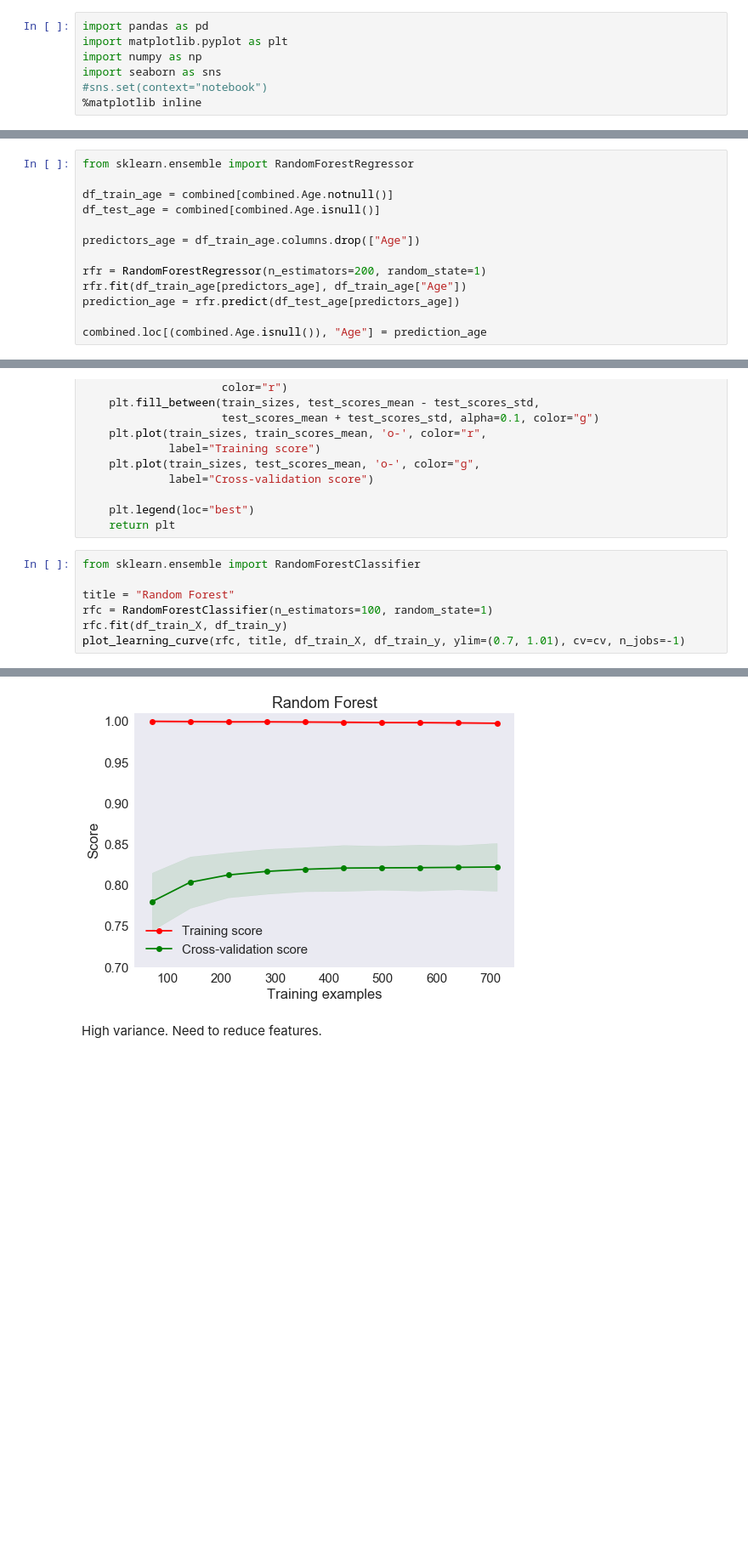
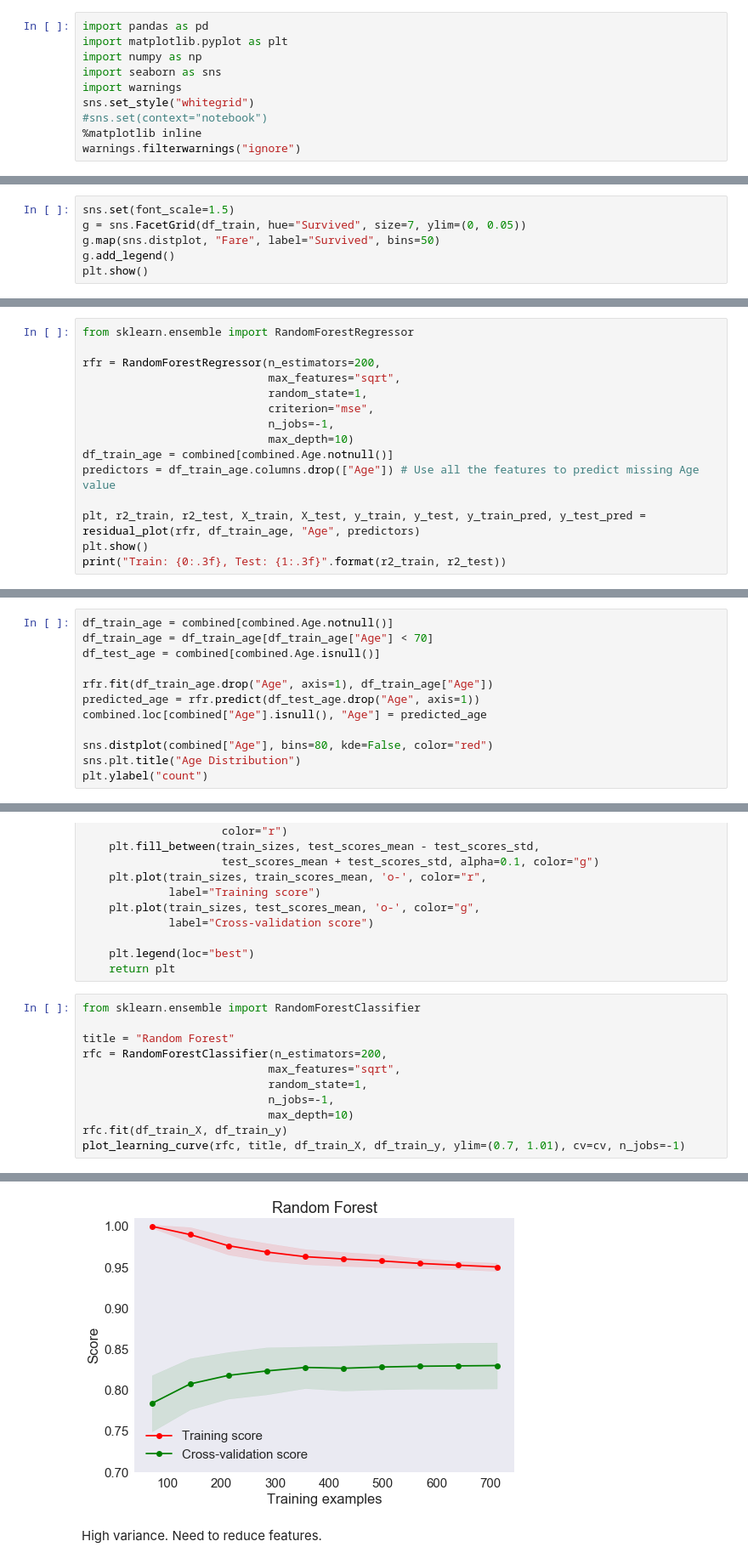
Before and after one commit to yuichiro1988/Titanic-Machine-Learning-from-Disaster, a Jupyter notebook: titanic.ipynb, the cells around one changed output, grey strips where cells are left out. Shown at 85% size. Drawn from its saved outputs; the diff is of its cells as text; blank space fills up the shorter version.

```diff
--- a/titanic.ipynb
+++ b/titanic.ipynb
@@ -17,8 +17,11 @@ import pandas as pd
 import matplotlib.pyplot as plt
 import numpy as np
 import seaborn as sns
+import warnings
+sns.set_style("whitegrid")
 #sns.set(context="notebook")
 %matplotlib inline
+warnings.filterwarnings("ignore")
 # %%
 df_train = pd.read_csv("./data/train.csv")
 # %%
@@ -122,0 +183,6 @@ plt.show()
+# %%
+sns.set(font_scale=1.5)
+g = sns.FacetGrid(df_train, hue="Survived", size=7, ylim=(0, 0.05))
+g.map(sns.distplot, "Fare", label="Survived", bins=50)
+g.add_legend()
+plt.show()
@@ -591,0 +716,15 @@ plt.ylabel("count")
+# %%
+from sklearn.ensemble import RandomForestRegressor
+
+rfr = RandomForestRegressor(n_estimators=200,
+                            max_features="sqrt",
+                            random_state=1,
+                            criterion="mse",
+                            n_jobs=-1,
+                            max_depth=10)
+df_train_age = combined[combined.Age.notnull()]
+predictors = df_train_age.columns.drop(["Age"]) # Use all the features to predict missing Age value
+
+plt, r2_train, r2_test, X_train, X_test, y_train, y_test, y_train_pred, y_test_pred = residual_plot(rfr, df_train_age, "Age", predictors)
+plt.show()
+print("Train: {0:.3f}, Test: {1:.3f}".format(r2_train, r2_test))
@@ -592,13 +748,12 @@ plt.ylabel("count")
 # %%
-from sklearn.ensemble import RandomForestRegressor
-
 df_train_age = combined[combined.Age.notnull()]
+df_train_age = df_train_age[df_train_age["Age"] < 70]
 df_test_age = combined[combined.Age.isnull()]
 
-predictors_age = df_train_age.columns.drop(["Age"])
+rfr.fit(df_train_age.drop("Age", axis=1), df_train_age["Age"])
+predicted_age = rfr.predict(df_test_age.drop("Age", axis=1))
+combined.loc[combined["Age"].isnull(), "Age"] = predicted_age
 
-rfr = RandomForestRegressor(n_estimators=200, random_state=1)
-rfr.fit(df_train_age[predictors_age], df_train_age["Age"])
-prediction_age = rfr.predict(df_test_age[predictors_age])
-
-combined.loc[(combined.Age.isnull()), "Age"] = prediction_age
+sns.distplot(combined["Age"], bins=80, kde=False, color="red")
+sns.plt.title("Age Distribution")
+plt.ylabel("count")
@@ -681,13 +832,17 @@ def plot_learning_curve(estimator, title, X, y, ylim=None, cv=None,
 # %%
 from sklearn.ensemble import RandomForestClassifier
 
 title = "Random Forest"
-rfc = RandomForestClassifier(n_estimators=100, random_state=1)
+rfc = RandomForestClassifier(n_estimators=200,
+                            max_features="sqrt",
+                            random_state=1,
+                            n_jobs=-1,
+                            max_depth=10)
 rfc.fit(df_train_X, df_train_y)
 plot_learning_curve(rfc, title, df_train_X, df_train_y, ylim=(0.7, 1.01), cv=cv, n_jobs=-1)
 # %% [output]
 <module 'matplotlib.pyplot' from 'C:\\ProgramData\\Anaconda3\\lib\\site-packages\\matplotlib\\pyplot.py'>
-[figure, old version]
+[figure, new version]
 # %% [markdown]
 High variance. Need to reduce features.
 # %% [markdown]
```
Also changed, not shown: parts of 54 cells of this notebook.
